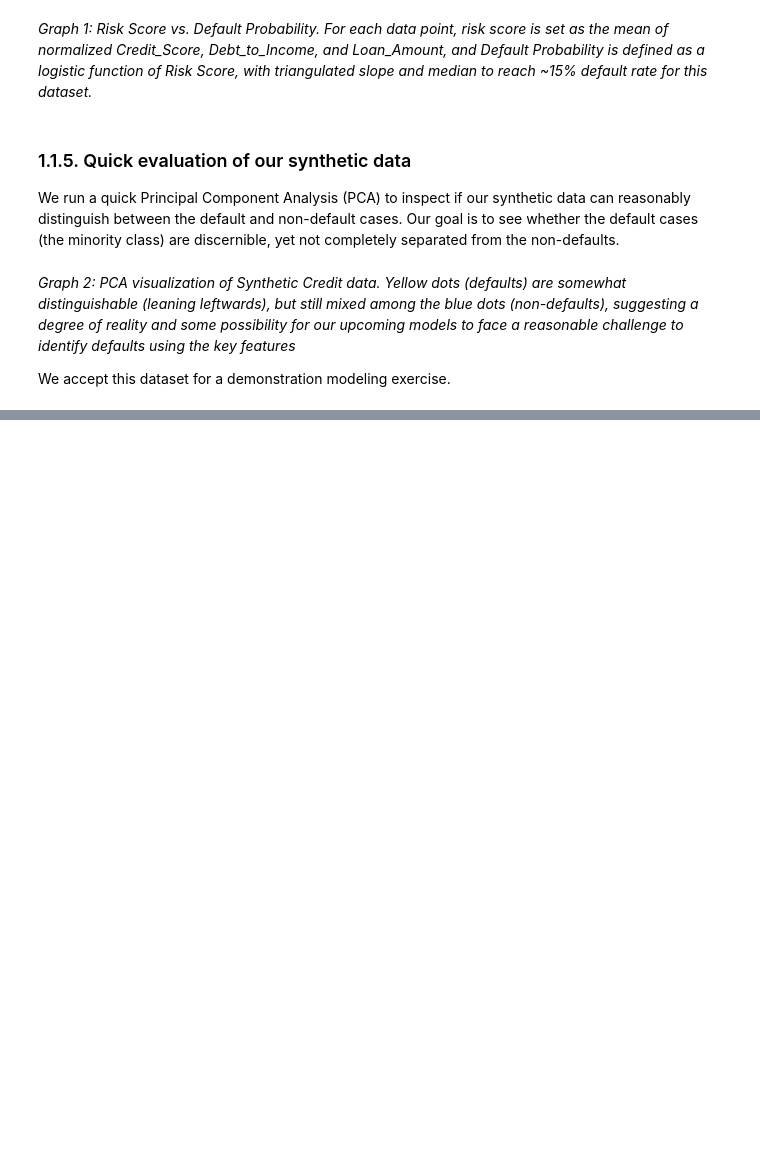
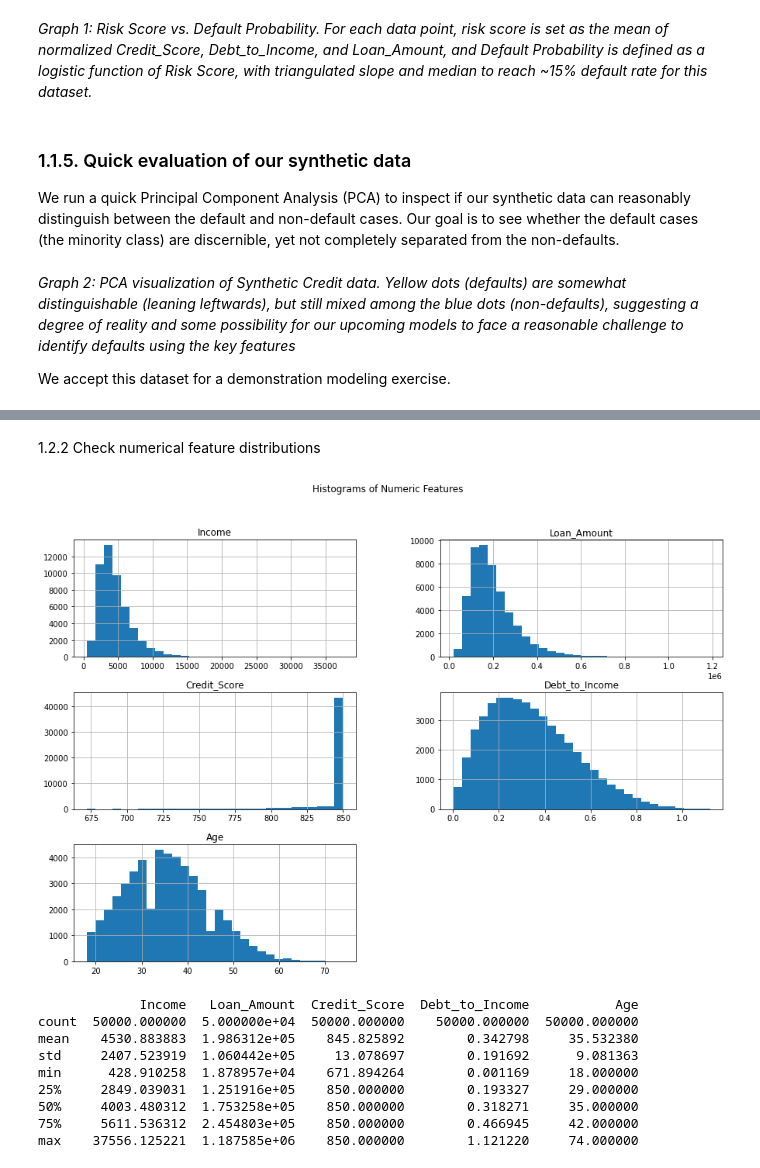
Before and after one commit to GriffonCode/Banking-May, a Jupyter notebook: loan_default_data_preparation.ipynb, the cells around one changed output, grey strips where cells are left out. Drawn from its saved outputs; the diff is of its cells as text; code cells hidden in the pictures; blank space fills up the shorter version.

```diff
--- a/loan_default_data_preparation.ipynb
+++ b/loan_default_data_preparation.ipynb
@@ -233,0 +308,22 @@ We accept this dataset for a demonstration modeling exercise.
+# %% [markdown]
+1.2.2 Check numerical feature distributions
+# %%
+# Histograms for numeric features
+df[numeric_features].hist(bins=30, figsize=(15, 10))  # 1 row, 5 columns
+plt.suptitle('Histograms of Numeric Features')
+plt.show()
+
+
+# Summary statistics
+print(df[numeric_features].describe())
+# %% [output]
+[figure, added]
+             Income   Loan_Amount  Credit_Score  Debt_to_Income           Age
+count  50000.000000  5.000000e+04  50000.000000    50000.000000  50000.000000
+mean    4530.883883  1.986312e+05    845.825892        0.342798     35.532380
+std     2407.523919  1.060442e+05     13.078697        0.191692      9.081363
+min      428.910258  1.878957e+04    671.894264        0.001169     18.000000
+25%     2849.039031  1.251916e+05    850.000000        0.193327     29.000000
+50%     4003.480312  1.753258e+05    850.000000        0.318271     35.000000
+75%     5611.536312  2.454803e+05    850.000000        0.466945     42.000000
+max    37556.125221  1.187585e+06    850.000000        1.121220     74.000000
```
Also changed, not shown: parts of 11 cells of this notebook, 1 other file.
